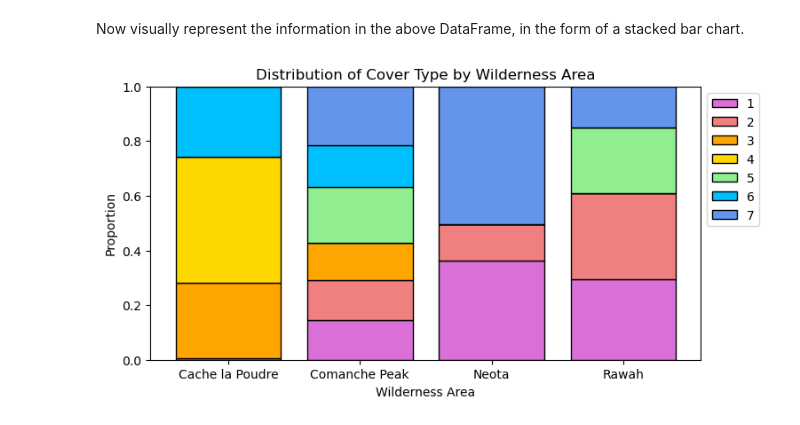
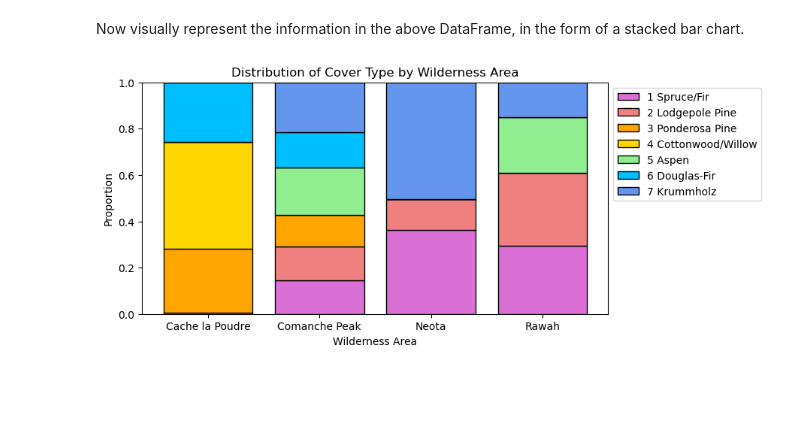
Before and after one commit to slylockfox/Maryville-DSCI-503-2, a Jupyter notebook: Project_04_Snyder.ipynb, the cells around one changed output. Drawn from its saved outputs; the diff is of its cells as text; code cells hidden in the pictures; blank space fills up the shorter version.

```diff
--- a/Project_04_Snyder.ipynb
+++ b/Project_04_Snyder.ipynb
@@ -116,33 +116,36 @@ bb = np.cumsum(ct_by_wa_props) - ct_by_wa_props
 # Create a Matplotlib figure, setting the figure size to [8, 4].
 plt.figure(figsize=[8,4])
 
+# add a cover type string value for the plot legend
+cover_type_names = ['Spruce/Fir', 'Lodgepole Pine', 'Ponderosa Pine', 'Cottonwood/Willow', 'Aspen', 'Douglas-Fir', 'Krummholz']
+
 # Loop over the rows of ct_by_wa_props. Each time this loop executes, add a bar chart to the figure
 for i in range(0, len(ct_by_wa.iloc[:,0])):
     # The height of the bars should be determined by the current row of ct_by_wa_props.
     bar_height = ct_by_wa_props.iloc[i, :]
     # The bottom position of each bar should be determined by the current row of bb.
     bar_bottom = bb.iloc[i]
     # Each bar should have a black border, and a fill color determined by the current value of palette.
     color = palette[i]
     # The label for the legend should be set to the value of Cover_Type associated with the current row.
-    label = ct_by_wa.index[i]
+    label = f'{ct_by_wa.index[i]} {cover_type_names[ct_by_wa.index[i] - 1]}'
     plt.bar(x=ct_by_wa.columns, height=bar_height, color=color, edgecolor='black', bottom=bar_bottom, label=label)
 
 
 # Set the labels for the x and y axes to be "Wilderness Area" and "Proportion".
 plt.xlabel('Wilderness Area')
 plt.ylabel('Proportion')
 
 # Set the title to be "Distribution of Cover Type by Wilderness Area"
 plt.title('Distribution of Cover Type by Wilderness Area')
 
 # Add a legend to the plot.
 plt.legend()
 
 # Set the bbox_to_anchor parameter to place the legend to the right of the plot, near the top.
 plt.legend(bbox_to_anchor=(1, 1))
 
 # Display the figure using plt.show().
 plt.show()
 # %% [output]
-[figure, old version]
+[figure, new version]
```
